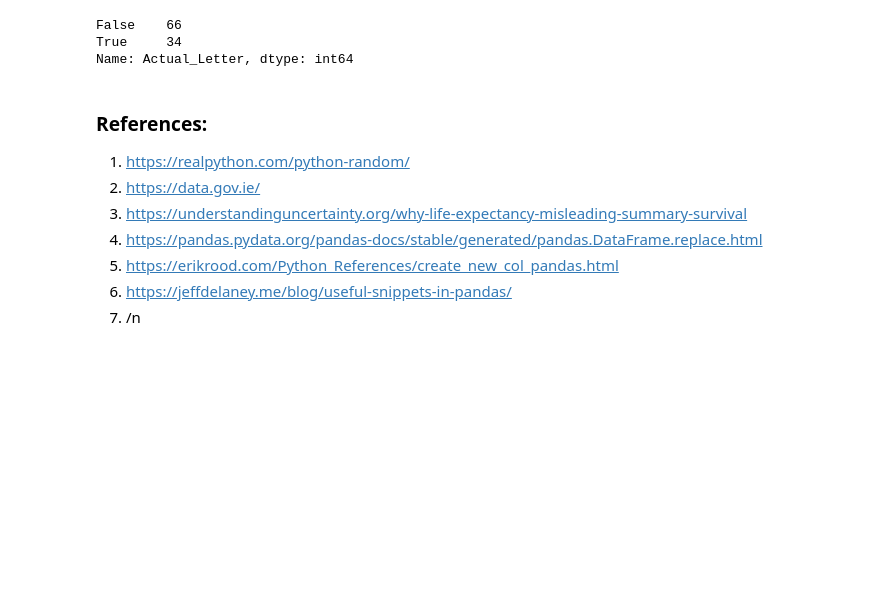
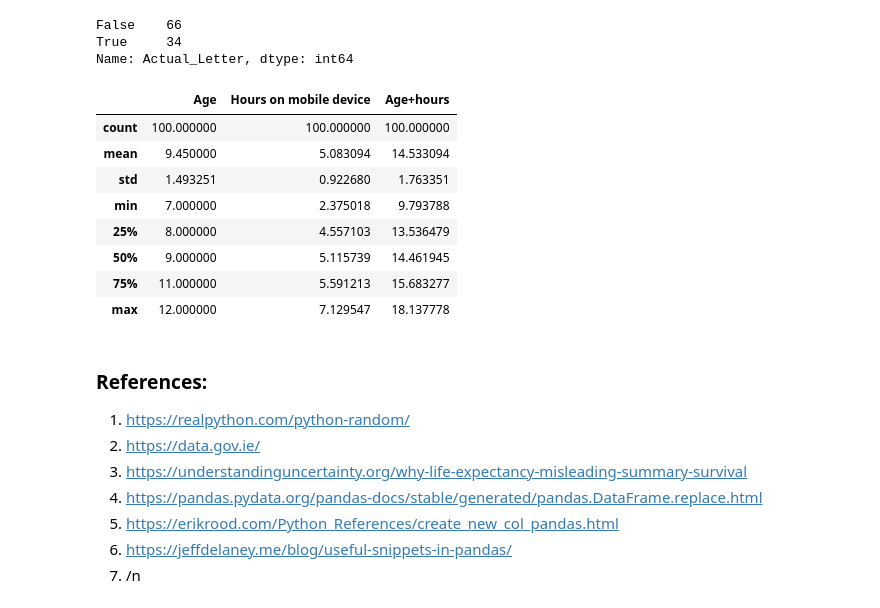
Before and after one commit to JulianConneely/Programming-for-Data-Analysis-Project-Dec18, a Jupyter notebook: Santa Claus.ipynb, the cells around one changed output. Saved outputs shown, nothing was run; the diff lists cells and outputs as text; code cells hidden in the pictures; blank space fills up the shorter version.

Commit message:
added summary stats

```diff
--- a/Santa Claus.ipynb
+++ b/Santa Claus.ipynb
@@ -308,6 +310,19 @@ df['Actual_Letter'].value_counts()
 False    66
 True     34
 Name: Actual_Letter, dtype: int64
+# %%
+# shows Summary Statistics for non-string columns
+df.describe()
+# %% [output]
+|  | Age | Hours on mobile device | Age+hours |
+| count | 100.000000 | 100.000000 | 100.000000 |
+| mean | 9.450000 | 5.083094 | 14.533094 |
+| std | 1.493251 | 0.922680 | 1.763351 |
+| min | 7.000000 | 2.375018 | 9.793788 |
+| 25% | 8.000000 | 4.557103 | 13.536479 |
+| 50% | 9.000000 | 5.115739 | 14.461945 |
+| 75% | 11.000000 | 5.591213 | 15.683277 |
+| max | 12.000000 | 7.129547 | 18.137778 |
 # %%
 # Show lineplot of ages of kids against hours spent on a mobile device
 
```
Also changed, not shown: parts of 1 cell of this notebook.
